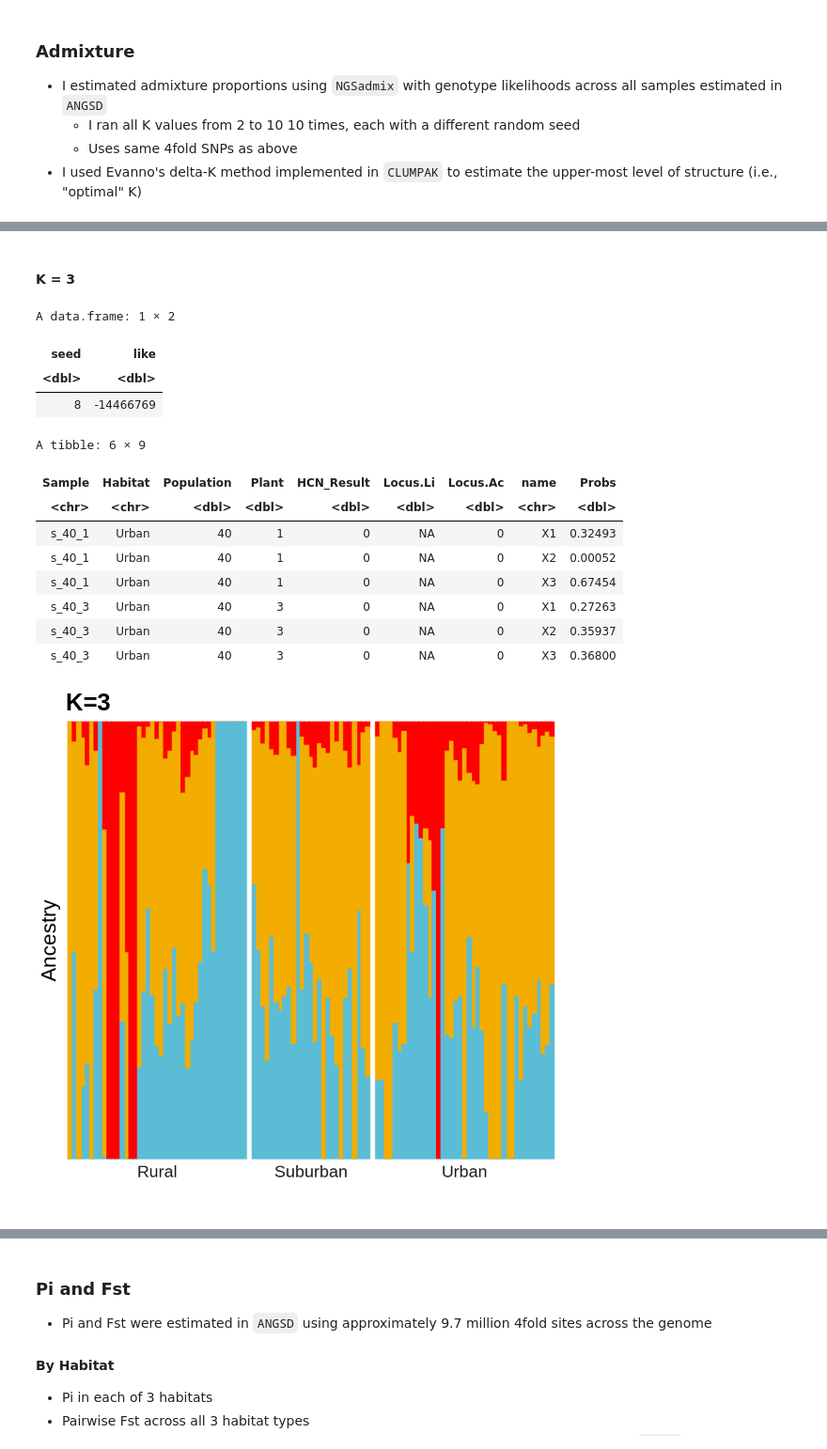
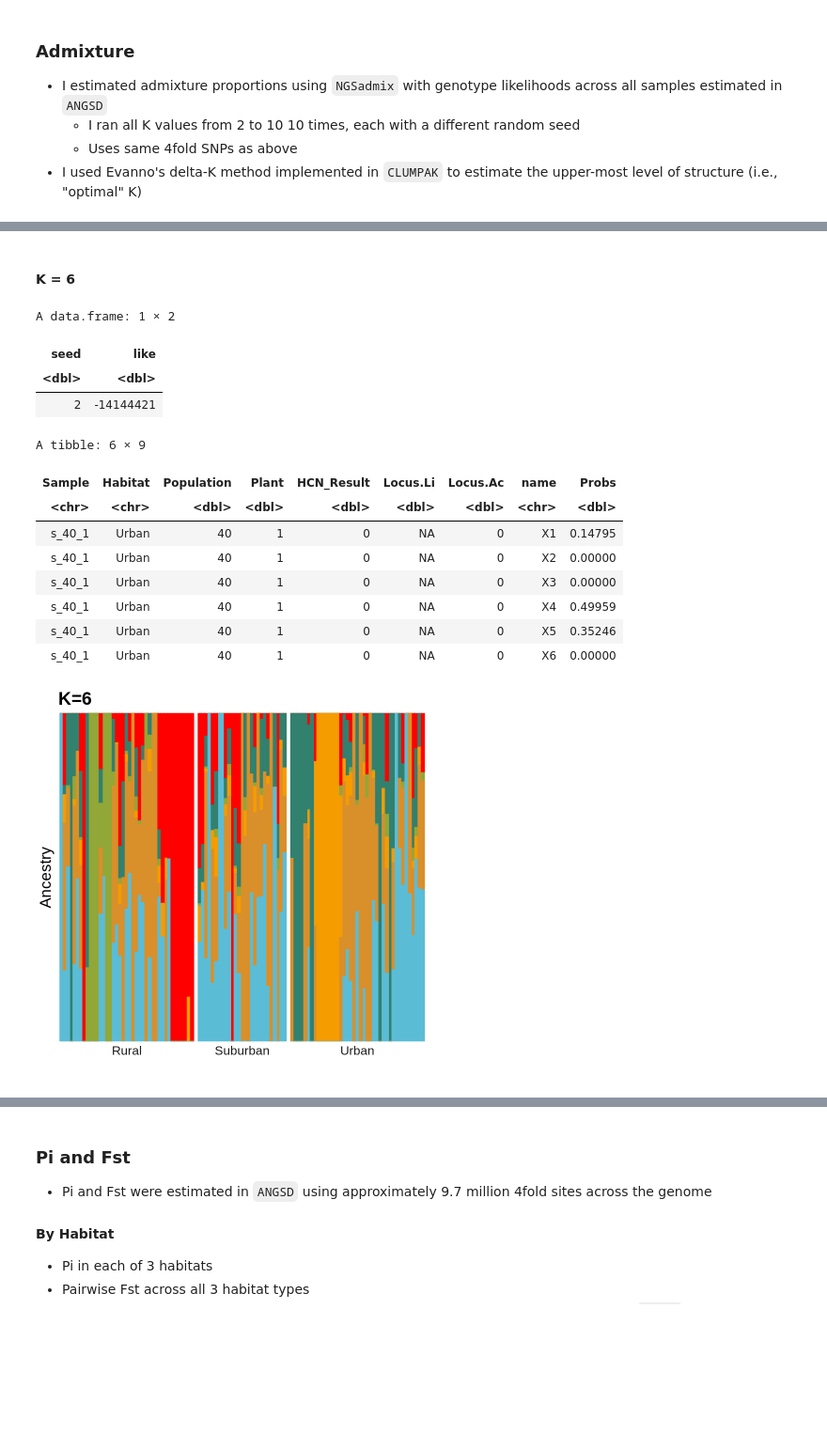
Before and after one commit to James-S-Santangelo/toronto_gwsd, a Jupyter notebook: genomics/notebooks/population_structure.r.ipynb, the cells around one changed output, grey strips where cells are left out. Shown at 94% size. Saved outputs shown, nothing was run; the diff lists cells and outputs as text; code cells hidden in the pictures; blank space fills up the shorter version.

```diff
--- a/genomics/notebooks/population_structure.r.ipynb
+++ b/genomics/notebooks/population_structure.r.ipynb
@@ -335,9 +398,9 @@ figures_path <- "/scratch/projects/trifolium/gwsd/figures_forThesis/"
 ggsave(filename = paste0(figures_path, 'admix_K4.pdf'), plot = admix_plot_K4, device = 'pdf',
        width = 20, height = 3, units = 'in', dpi = 600, )
 # %% [markdown]
-#### K = 3
+#### K = 6
 # %%
-ngsadmix_inpath <- paste0(results_prefix, 'population_structure/ngsadmix/K3/')
+ngsadmix_inpath <- paste0(results_prefix, 'population_structure/ngsadmix/K6/')
 like_df <- list.files(ngsadmix_inpath, pattern = '*.log', full.names = TRUE) %>%
     map_dfr(., load_ngsadmix_log)
 # Get lowest likelihood for plotting
@@ -347,49 +410,49 @@ like_df %>%
 A data.frame: 1 × 2
 | seed | like |
 | <dbl> | <dbl> |
-| 8 | -14466769 |
+| 2 | -14144421 |
 # %%
 # Load admixture results for seed with lowest log likelihood
-admix_results <- paste0(results_prefix, 'population_structure/ngsadmix/K3/ngsadmix_4fold_maf0.05_K3_seed8.qopt')
+admix_results <- paste0(results_prefix, 'population_structure/ngsadmix/K6/ngsadmix_4fold_maf0.05_K6_seed8.qopt')
 admix <- suppressMessages(read_delim(admix_results, col_names = FALSE, delim = " ")) %>%
-    dplyr::select(-X4) %>%
+    dplyr::select(-X7) %>%
     bind_cols(., samples) %>%
-    pivot_longer(X1:X3, values_to = 'Probs') %>%
+    pivot_longer(X1:X6, values_to = 'Probs') %>%
     mutate(Probs = round(Probs, 5))
 head(admix)
 # %% [output]
 A tibble: 6 × 9
 | Sample | Habitat | Population | Plant | HCN_Result | Locus.Li | Locus.Ac | name | Probs |
 | <chr> | <chr> | <dbl> | <dbl> | <dbl> | <dbl> | <dbl> | <chr> | <dbl> |
-| s_40_1 | Urban | 40 | 1 | 0 | NA | 0 | X1 | 0.32493 |
-| s_40_1 | Urban | 40 | 1 | 0 | NA | 0 | X2 | 0.00052 |
-| s_40_1 | Urban | 40 | 1 | 0 | NA | 0 | X3 | 0.67454 |
-| s_40_3 | Urban | 40 | 3 | 0 | NA | 0 | X1 | 0.27263 |
-| s_40_3 | Urban | 40 | 3 | 0 | NA | 0 | X2 | 0.35937 |
-| s_40_3 | Urban | 40 | 3 | 0 | NA | 0 | X3 | 0.36800 |
+| s_40_1 | Urban | 40 | 1 | 0 | NA | 0 | X1 | 0.14795 |
+| s_40_1 | Urban | 40 | 1 | 0 | NA | 0 | X2 | 0.00000 |
+| s_40_1 | Urban | 40 | 1 | 0 | NA | 0 | X3 | 0.00000 |
+| s_40_1 | Urban | 40 | 1 | 0 | NA | 0 | X4 | 0.49959 |
+| s_40_1 | Urban | 40 | 1 | 0 | NA | 0 | X5 | 0.35246 |
+| s_40_1 | Urban | 40 | 1 | 0 | NA | 0 | X6 | 0.00000 |
 # %%
-cols_admix <- wes_palette("Darjeeling1", n = 3, type = 'continuous')
-admix_plot_K3 <-
+cols_admix <- wes_palette("Darjeeling1", n = 6, type = 'continuous')
+admix_plot_K6 <-
   ggplot(admix, aes(factor(Sample), Probs, fill = factor(name), color = factor(name))) +
   geom_col(width=1) +
   facet_grid(~fct_relevel(Habitat,'Rural', 'Suburban', 'Urban'), switch = "x", scales = "free", space = "free") +
-  theme_minimal() + labs(x = "", title = "K=3", y = "Ancestry") +
+  theme_minimal() + labs(x = "", title = "K=6", y = "Ancestry") +
   scale_y_continuous(expand = c(0, 0)) +
   scale_x_discrete(expand = expansion(add = 1)) +
   scale_fill_manual(values = cols_admix) +
   scale_color_manual(values = cols_admix) +
   theme(
     legend.position = 'none',
     panel.spacing.x = unit(0.1, "lines"),
     axis.text.x = element_blank(),
     panel.grid = element_blank(),
     axis.text = element_text(size=16),
     axis.title = element_text(size=20),
     strip.text.x = element_text(size = 16),
     plot.title = element_text(size = 23, face = 'bold'),
     axis.text.y = element_blank()
   )
-admix_plot_K3
+admix_plot_K6
 # %% [output]
-[figure, old version]
+[figure, new version]
 # %%
```
Also changed, not shown: parts of 43 cells of this notebook, 1 other file.
